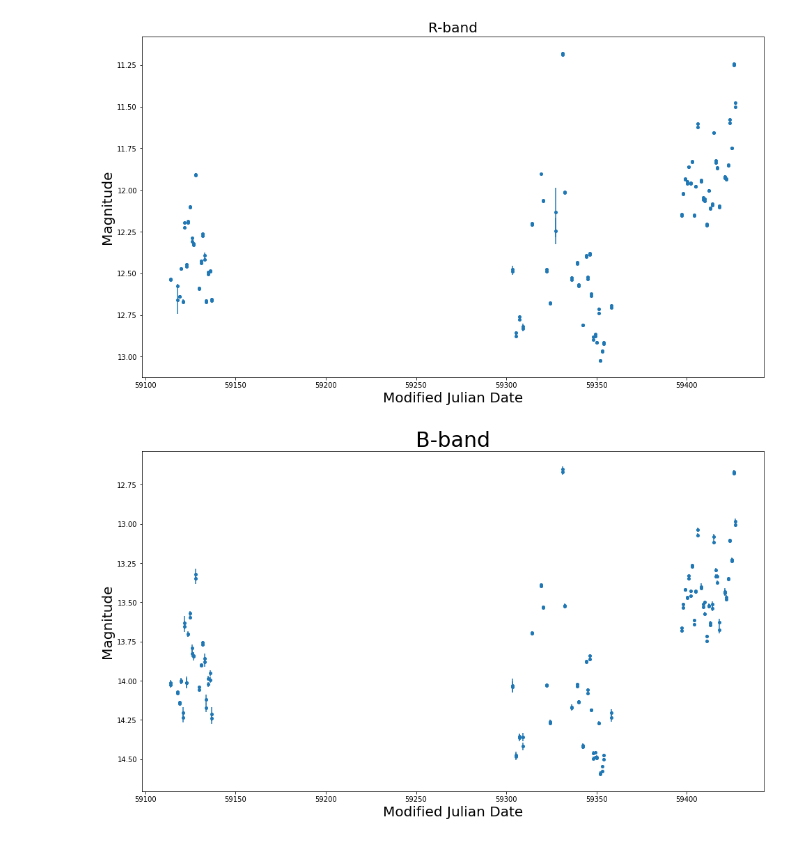
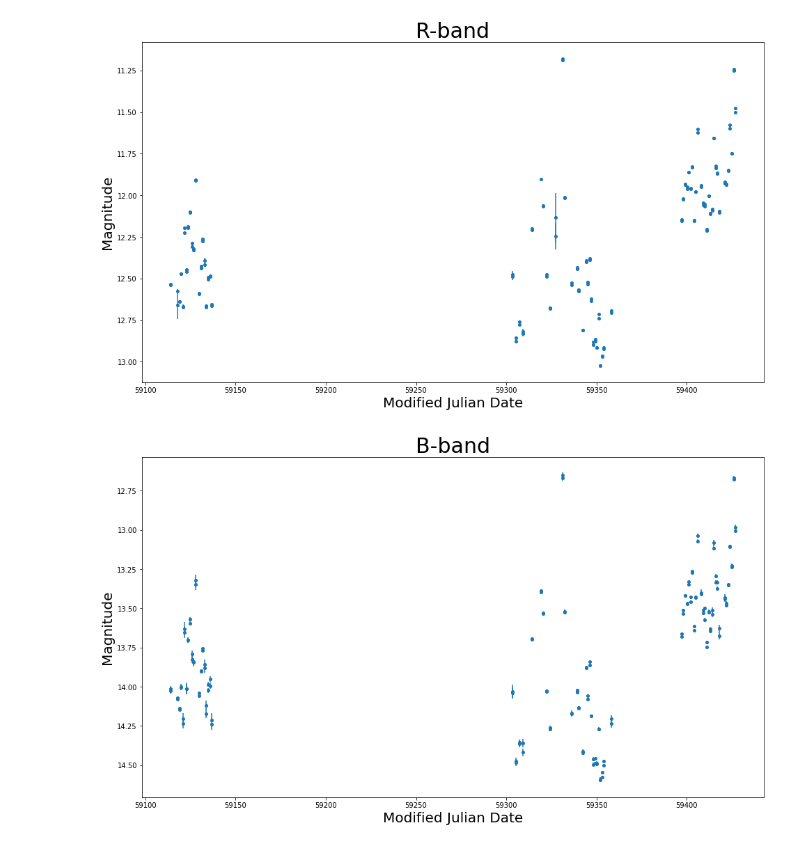
Before and after one commit to alexischatterley/BL_Lac_Graphing_Code, a Jupyter notebook: BL_Lac_Plots.ipynb, the cells around one changed output. Cells and saved outputs as stored; diff of their text form; code cells hidden in the pictures.

```diff
--- a/BL_Lac_Plots.ipynb
+++ b/BL_Lac_Plots.ipynb
@@ -4,17 +4,17 @@ import pandas as pd
 # %%
 R_data = pd.read_csv('Reduced-BLLac-Data-R.csv')
 f = plt.figure()
 f.set_figwidth(16)
 f.set_figheight(9)
 plt.errorbar(R_data.mjd, R_data.mag, R_data.mag_err, marker='o', ms=4, linestyle = "none")
 plt.gca().invert_yaxis()
-plt.title("R-band", fontsize=20)
+plt.title("R-band", fontsize=30)
 plt.xlabel("Modified Julian Date", fontsize=20)
 plt.ylabel("Magnitude", fontsize=20)
 f.savefig("R_data.jpeg")
 plt.show()
 # %% [output]
-[figure, old version]
+[figure, new version]
 # %%
 B_data = pd.read_csv('Reduced-BLLac-Data-B.csv')
 g = plt.figure()
```
Also changed, not shown: parts of 3 cells of this notebook.
